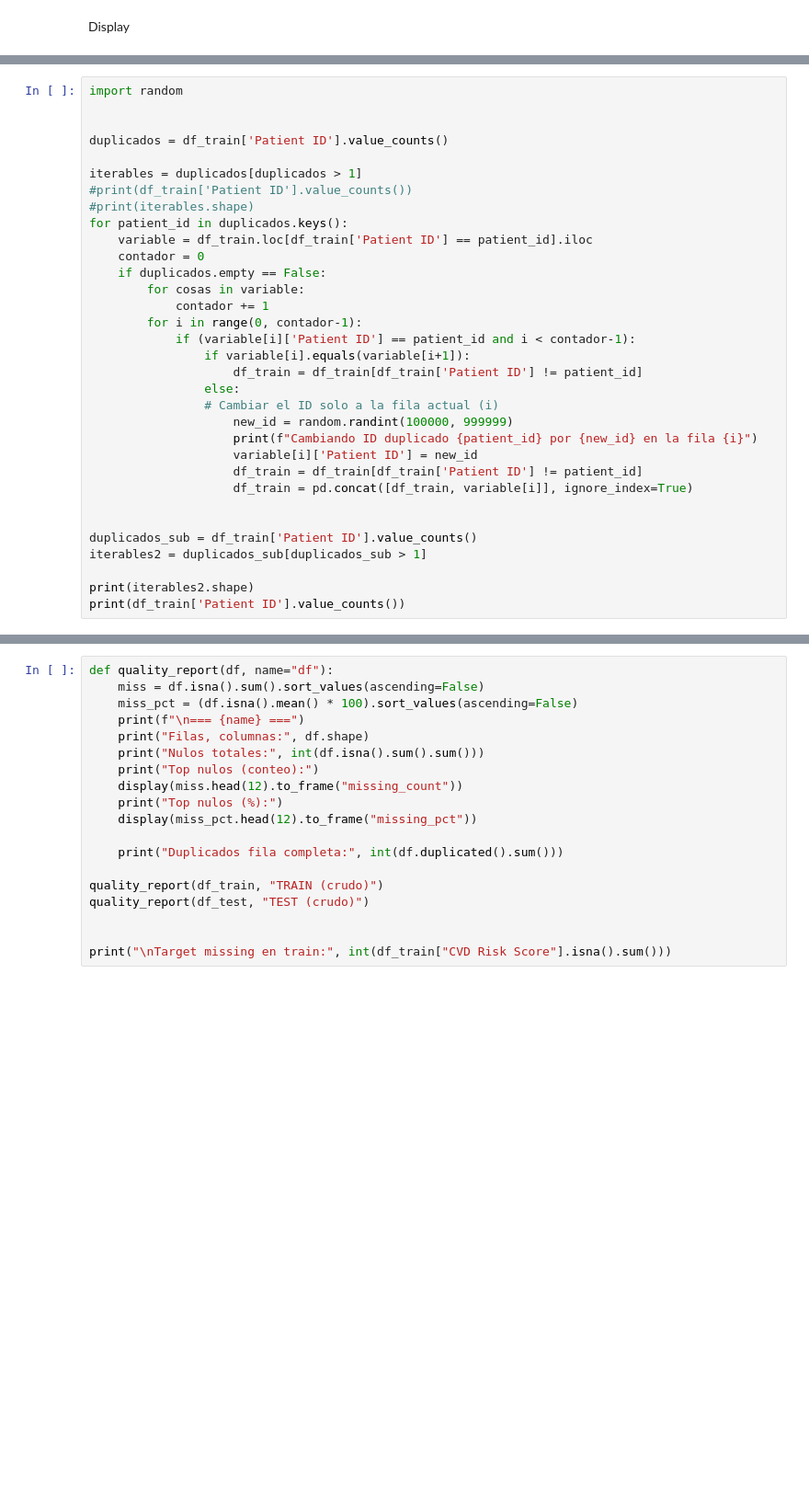
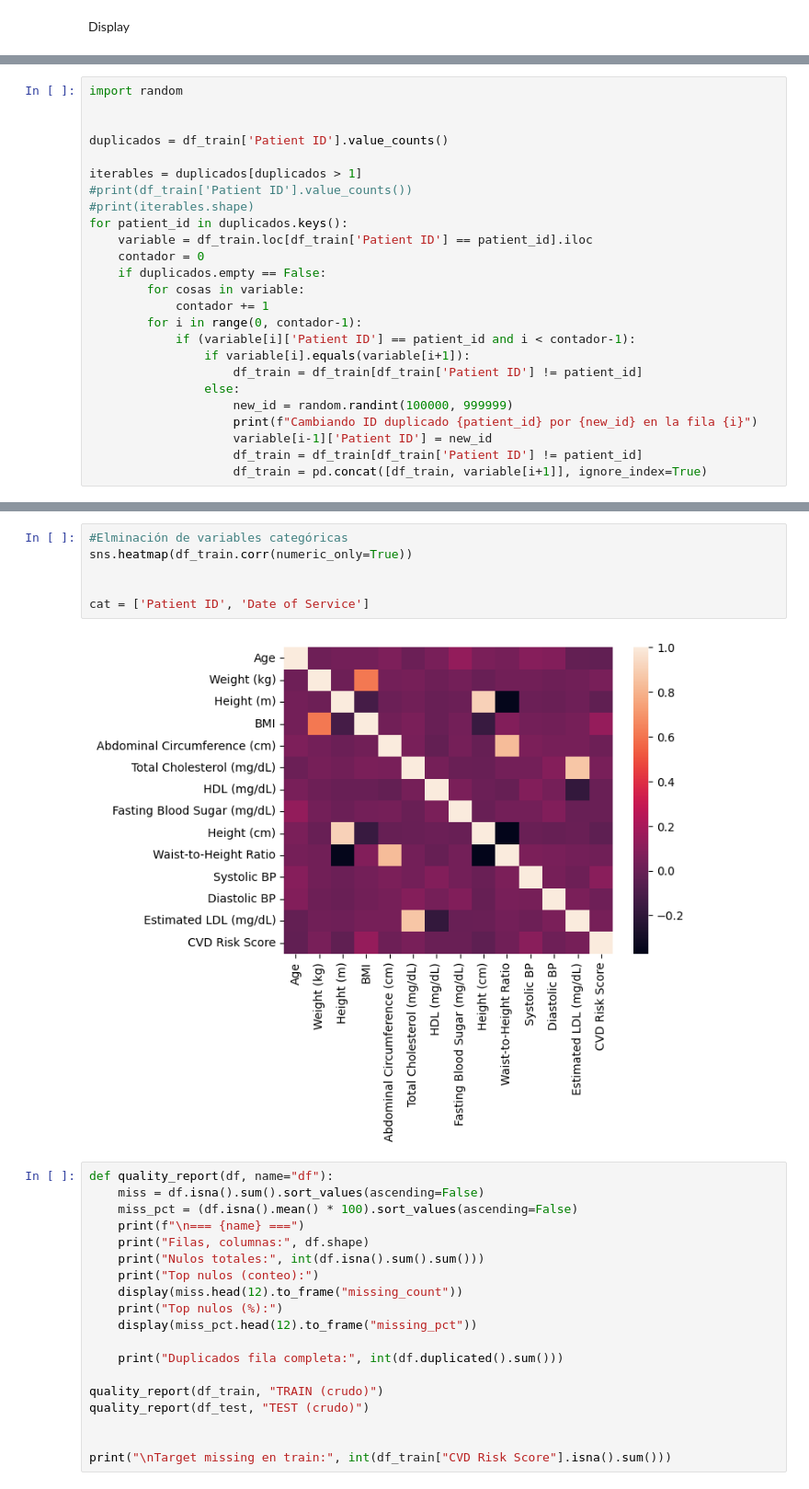
Before and after one commit to SantiagoKiki/LAB1xJuan, a Jupyter notebook: Laboratorios/L1 Regresion Lineal/Laboratorio_1.ipynb, the cells around one changed output, grey strips where cells are left out. Shown at 92% size. Drawn from its saved outputs; the diff is of its cells as text; blank space fills up the shorter version.

```diff
--- a/Laboratorios/L1 Regresion Lineal/Laboratorio_1.ipynb
+++ b/Laboratorios/L1 Regresion Lineal/Laboratorio_1.ipynb
@@ -72,17 +72,9 @@ for patient_id in duplicados.keys():
                 if variable[i].equals(variable[i+1]):
                     df_train = df_train[df_train['Patient ID'] != patient_id]
                 else:
-                # Cambiar el ID solo a la fila actual (i)
                     new_id = random.randint(100000, 999999)
                     print(f"Cambiando ID duplicado {patient_id} por {new_id} en la fila {i}")
-                    variable[i]['Patient ID'] = new_id
+                    variable[i-1]['Patient ID'] = new_id
                     df_train = df_train[df_train['Patient ID'] != patient_id]
-                    df_train = pd.concat([df_train, variable[i]], ignore_index=True)
-
-
-duplicados_sub = df_train['Patient ID'].value_counts()
-iterables2 = duplicados_sub[duplicados_sub > 1]
-
-print(iterables2.shape)
-print(df_train['Patient ID'].value_counts())
+                    df_train = pd.concat([df_train, variable[i+1]], ignore_index=True)
 # %% [output]
@@ -103,3 +149,11 @@ Name: count, Length: 1205, dtype: int64
+# %%
+#Elminación de variables categóricas
+sns.heatmap(df_train.corr(numeric_only=True))
+
+
+cat = ['Patient ID', 'Date of Service']
+# %% [output]
+[figure, added]
 # %%
 def quality_report(df, name="df"):
     miss = df.isna().sum().sort_values(ascending=False)
```
Also changed, not shown: parts of 2 cells of this notebook.
